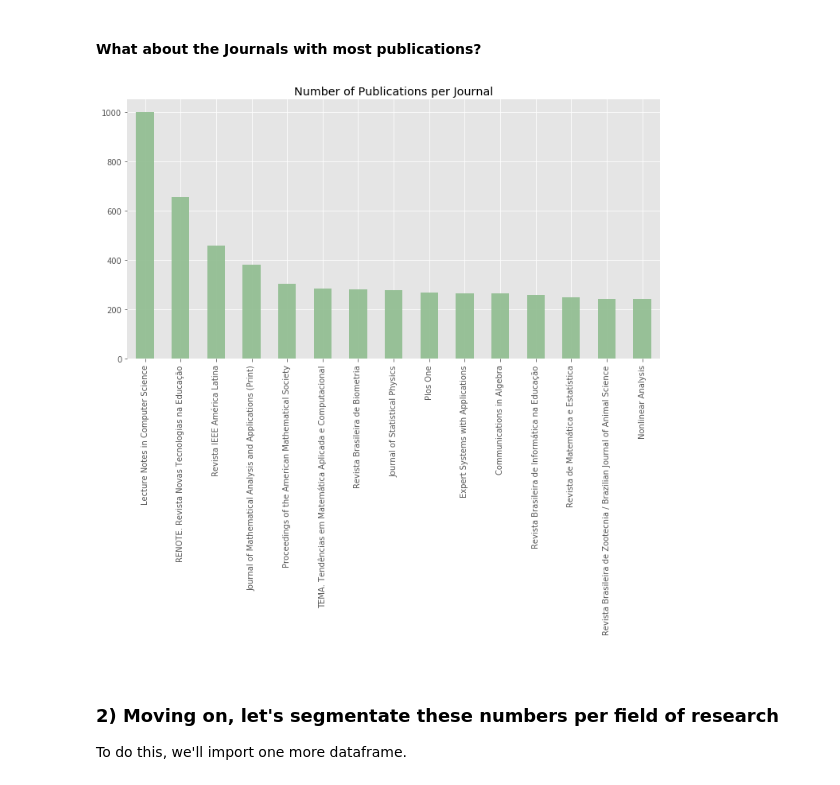
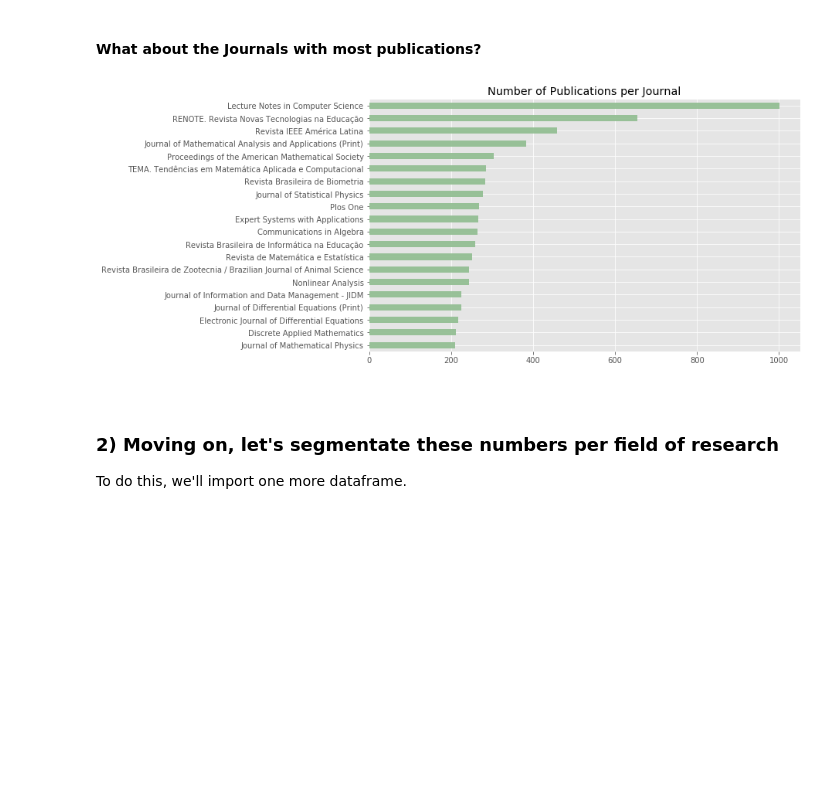
Before and after one commit to davibarreira/PBMNet, a Jupyter notebook: Exploring_Database.ipynb, the cells around one changed output. Saved outputs shown, nothing was run; the diff lists cells and outputs as text; code cells hidden in the pictures; blank space fills up the shorter version.

Commit message:
Updating visualizations in Exploring_Database.ipynb

```diff
--- a/Exploring_Database.ipynb
+++ b/Exploring_Database.ipynb
@@ -147,25 +147,26 @@ plt.savefig('viz/Publicacoes_acumulado.png', bbox_inches='tight')
 
 **What about the Journals with most publications?**
 # %%
-ax = df_pub_unique['JOURNAL'].value_counts()[:15].plot(kind='bar', color='darkseagreen', figsize=(12,6),
+ax = df_pub_unique['JOURNAL'].value_counts()[:20].sort_values(ascending=True).plot(kind='barh',
+                                                color='darkseagreen', figsize=(10,6),
                                                 alpha=0.9, title='Number of Publications per Journal')
 
 # removing frames
 ax.spines['top'].set_visible(False)
 ax.spines['right'].set_visible(False)
 ax.spines['bottom'].set_visible(False)
 ax.spines['left'].set_visible(False)
 
 # horizontal grid lines
 #ax.yaxis.grid(zorder=0,which="major", color='gray', linestyle=':', linewidth=0.6)
 #plt.ylim(0,1200)
 
 # x-ticks
-plt.xticks(rotation=90)
+plt.xticks(rotation=0)
 
 plt.savefig('viz/Journals.png', bbox_inches='tight')
 # %% [output]
-[figure, old version]
+[figure, new version]
 # %% [markdown]
 <br>
 
```
Also changed, not shown: parts of 9 cells of this notebook, 5 other files.
